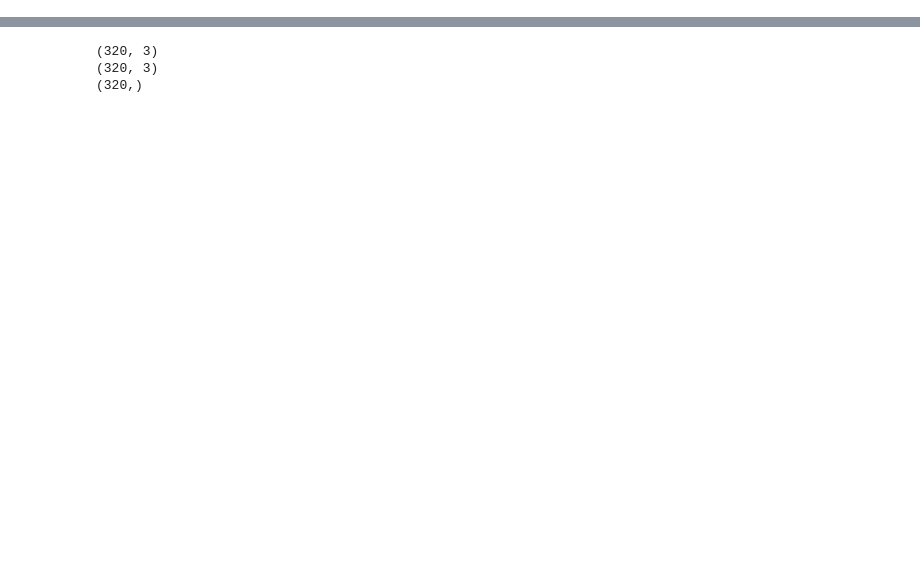
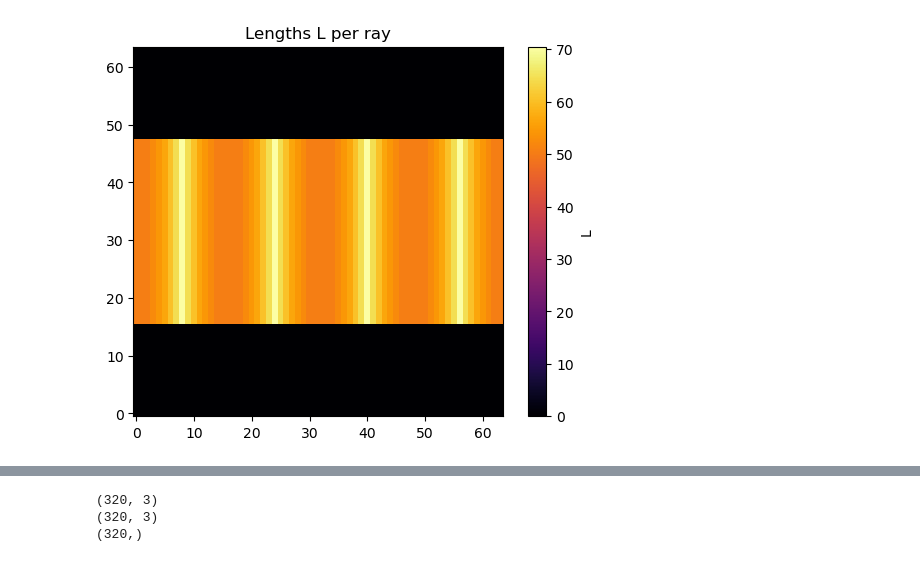
Before and after one commit to marcosolime/sim-carving, a Jupyter notebook: exp.ipynb, the cells around one changed output, grey strips where cells are left out. Cells and saved outputs as stored; diff of their text form; code cells hidden in the pictures; blank space fills up the shorter version.

```diff
--- a/exp.ipynb
+++ b/exp.ipynb
@@ -41,2 +146,11 @@ origins, directions = generate_rays(RADIUS, HEIGHT, N_THETA, N_Z) # shape: (360,
+# %%
+# visualize the length
+import matplotlib.pyplot as plt
+plt.imshow(lengths, cmap='inferno', origin='lower')
+plt.title('Lengths L per ray')
+plt.colorbar(label='L')
+plt.show()
+# %% [output]
+[figure, added]
 # %%
 import matplotlib.pyplot as plt
```
Also changed, not shown: parts of 25 cells of this notebook, 3 other files.
